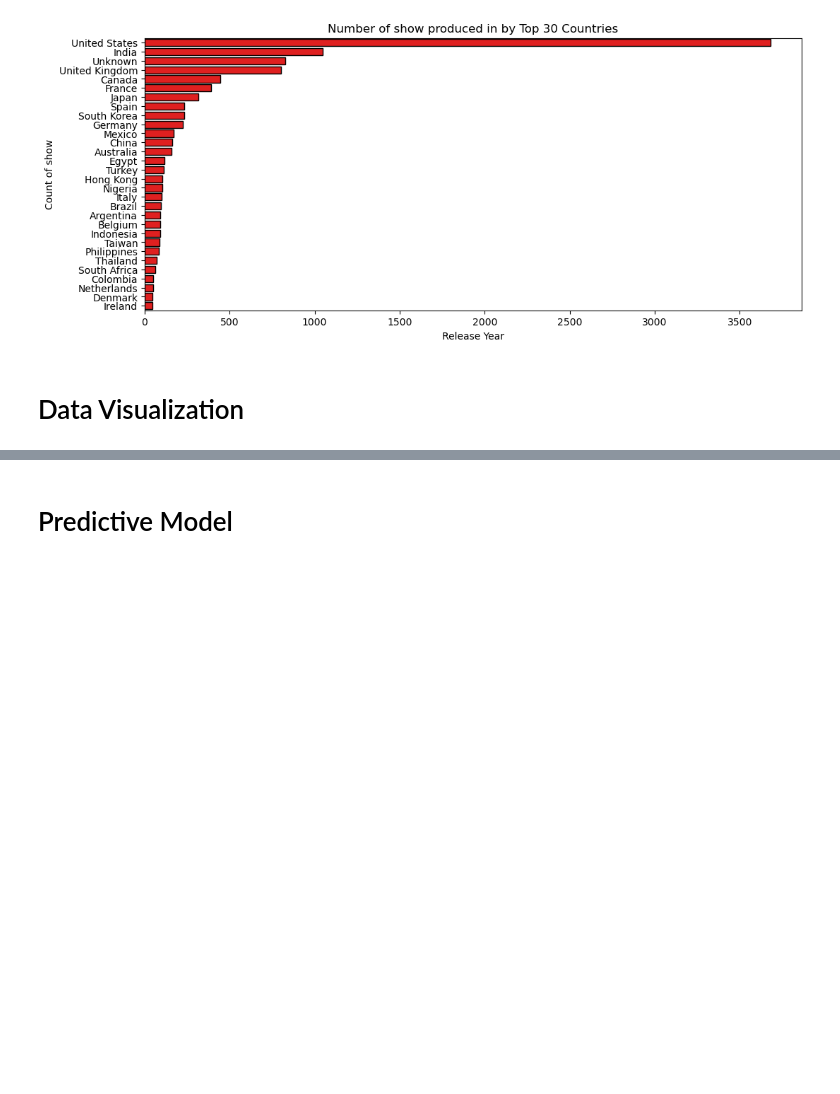
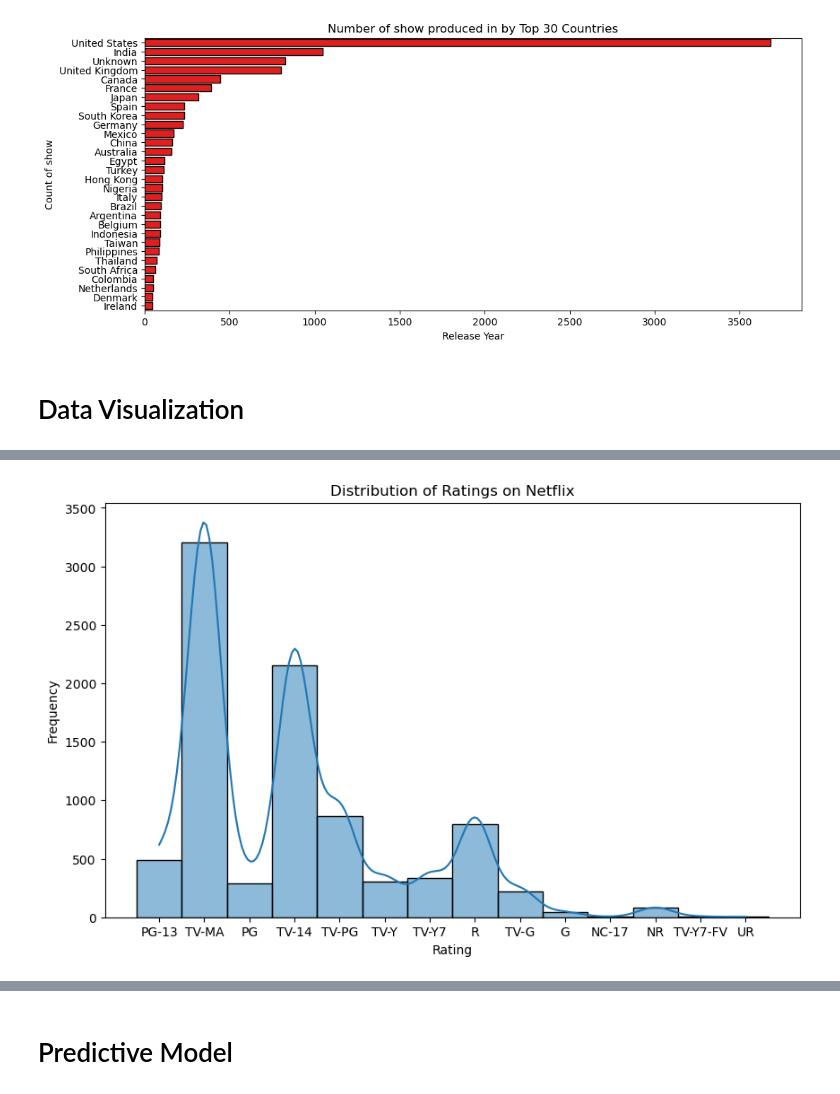
Before and after one commit to GrantCa24/DA_Group6-Final_Project, a Jupyter notebook: Project-Netflix_Visualization.ipynb, the cells around one changed output, grey strips where cells are left out. Saved outputs shown, nothing was run; the diff lists cells and outputs as text; code cells hidden in the pictures; blank space fills up the shorter version.

```diff
--- a/Project-Netflix_Visualization.ipynb
+++ b/Project-Netflix_Visualization.ipynb
@@ -470,0 +491,10 @@ plt.show()
+# %%
+# Rating Distribution
+plt.figure(figsize=(10, 6))
+sns.histplot(netflix['rating'], kde=True, bins=20)
+plt.title('Distribution of Ratings on Netflix')
+plt.xlabel('Rating')
+plt.ylabel('Frequency')
+plt.show()
+# %% [output]
+[figure, added]
```
Also changed, not shown: parts of 4 cells of this notebook.
